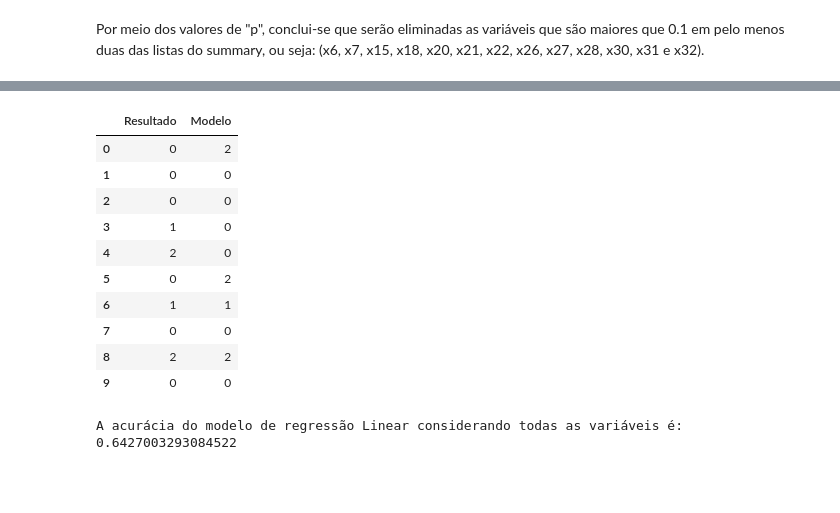
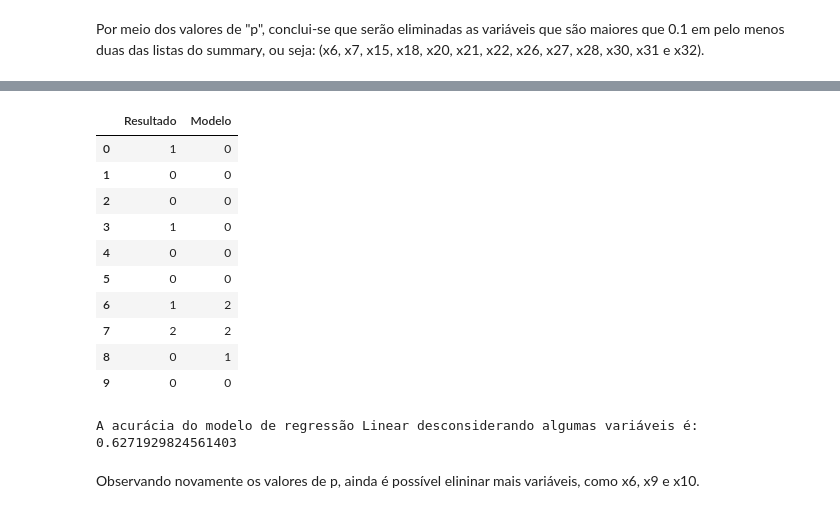
Before and after one commit to leonardodma/Projeto2_Cdados, a Jupyter notebook: classificacao_premiere_league.ipynb, the cells around one changed output, grey strips where cells are left out. Drawn from its saved outputs; the diff is of its cells as text; code cells hidden in the pictures; blank space fills up the shorter version.

```diff
--- a/classificacao_premiere_league.ipynb
+++ b/classificacao_premiere_league.ipynb
@@ -225,7 +225,7 @@ x32      -0.0400    0.0151   -2.6532  0.0080  -0.0695  -0.0104
 ================================================================
 # %%
 # Predição 1 - Regressão Multinominal (todas as variáveis)
-r1_rm = result.predict(exog=X_train1)
+r1_rm = result.predict(exog=X_test1)
 
 lista_maiores = [max(i) for i in r1_rm]
 
@@ -236,7 +236,7 @@ for i in range(len(r1_rm)):
             lista_index.append(p)
 
 flat_list_of_results = []
-for sublist in np.ndarray.tolist(y_train1):
+for sublist in np.ndarray.tolist(y_test1):
     for item in sublist:
         flat_list_of_results.append(item)
 
@@ -326,34 +326,34 @@ x19       0.0048    0.0011    4.5043  0.0000   0.0027   0.0069
 ================================================================
 # %%
 # Predição 2 - Regressão Multinominal (Retirada de algumas variáveis)
-r1_rm2 = result2.predict(exog=X_train2)
+r1_rm2 = result2.predict(exog=X_test2)
 
 lista_maiores2 = [max(i) for i in r1_rm2]
 
 lista_index2 = []
 for i in range(len(r1_rm2)):
     for p in range(3):
         if r1_rm2[i][p] == lista_maiores2[i]:
             lista_index2.append(p)
 
 flat_list_of_results2 = []
-for sublist in np.ndarray.tolist(y_train2):
+for sublist in np.ndarray.tolist(y_test2):
     for item in sublist:
         flat_list_of_results2.append(item)
 
 comparativo2_rm = pd.DataFrame({'Resultado':flat_list_of_results2, 'Modelo':lista_index2})
 comparativo2_rm.head(10)
 # %% [output]
 |  | Resultado | Modelo |
-| 0 | 0 | 2 |
+| 0 | 1 | 0 |
 | 1 | 0 | 0 |
 | 2 | 0 | 0 |
 | 3 | 1 | 0 |
-| 4 | 2 | 0 |
-| 5 | 0 | 2 |
-| 6 | 1 | 1 |
-| 7 | 0 | 0 |
-| 8 | 2 | 2 |
+| 4 | 0 | 0 |
+| 5 | 0 | 0 |
+| 6 | 1 | 2 |
+| 7 | 2 | 2 |
+| 8 | 0 | 1 |
 | 9 | 0 | 0 |
 # %%
 acertos2 = 0
@@ -363,7 +363,9 @@ for i in range(len(comparativo2_rm['Resultado'])):
 
 accuracy2 = acertos2 / (len(comparativo2_rm['Resultado']))
 print(
-    'A acurácia do modelo de regressão Linear considerando todas as variáveis é: {}'
+    'A acurácia do modelo de regressão Linear desconsiderando algumas variáveis é: {}'
     .format(accuracy2))
 # %% [output]
-A acurácia do modelo de regressão Linear considerando todas as variáveis é: 0.6427003293084522
+A acurácia do modelo de regressão Linear desconsiderando algumas variáveis é: 0.6271929824561403
+# %% [markdown]
+Observando novamente os valores de p, ainda é possível elininar mais variáveis, como x6, x9 e x10.
```
Also changed, not shown: parts of 10 cells of this notebook.
